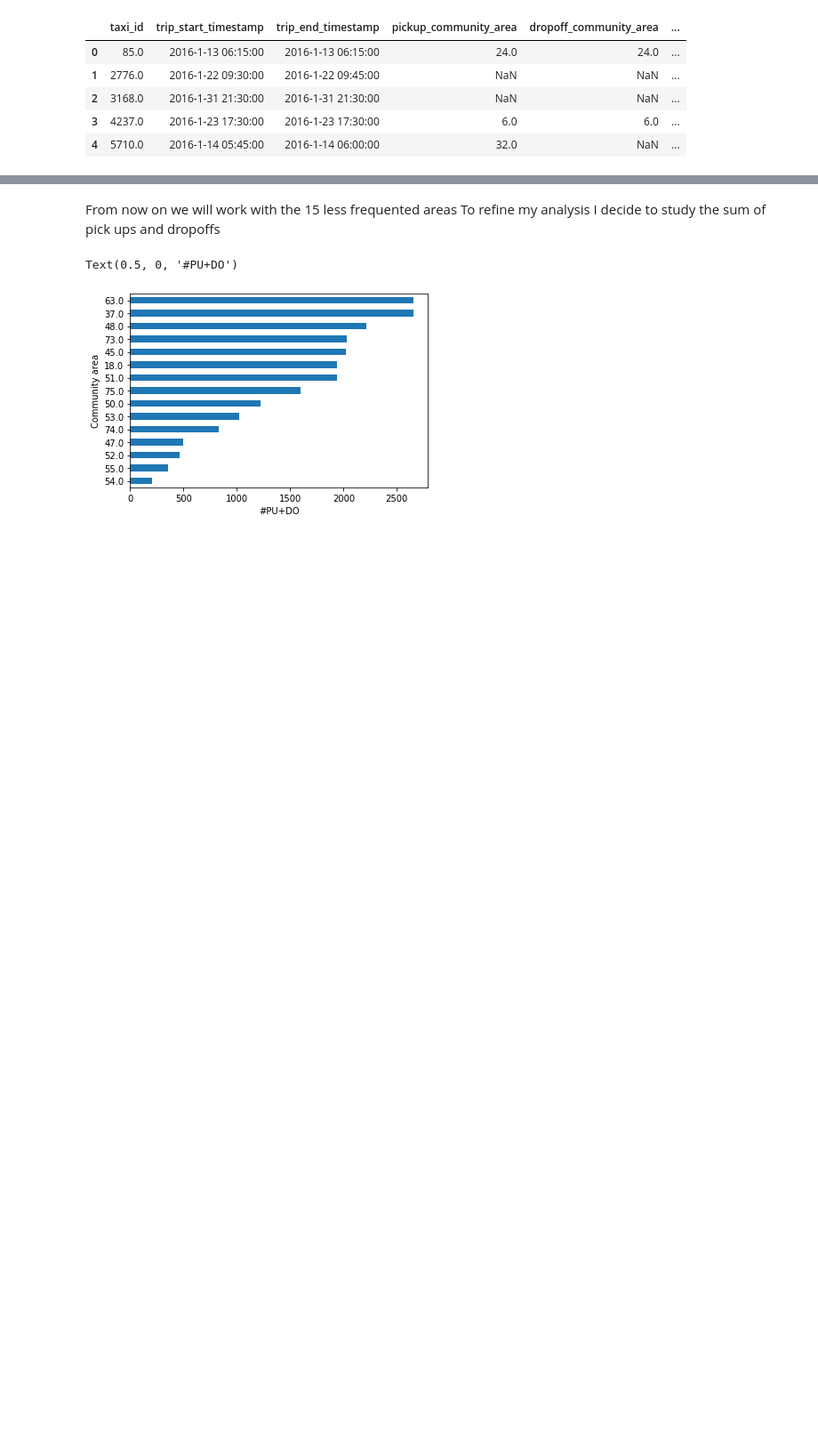
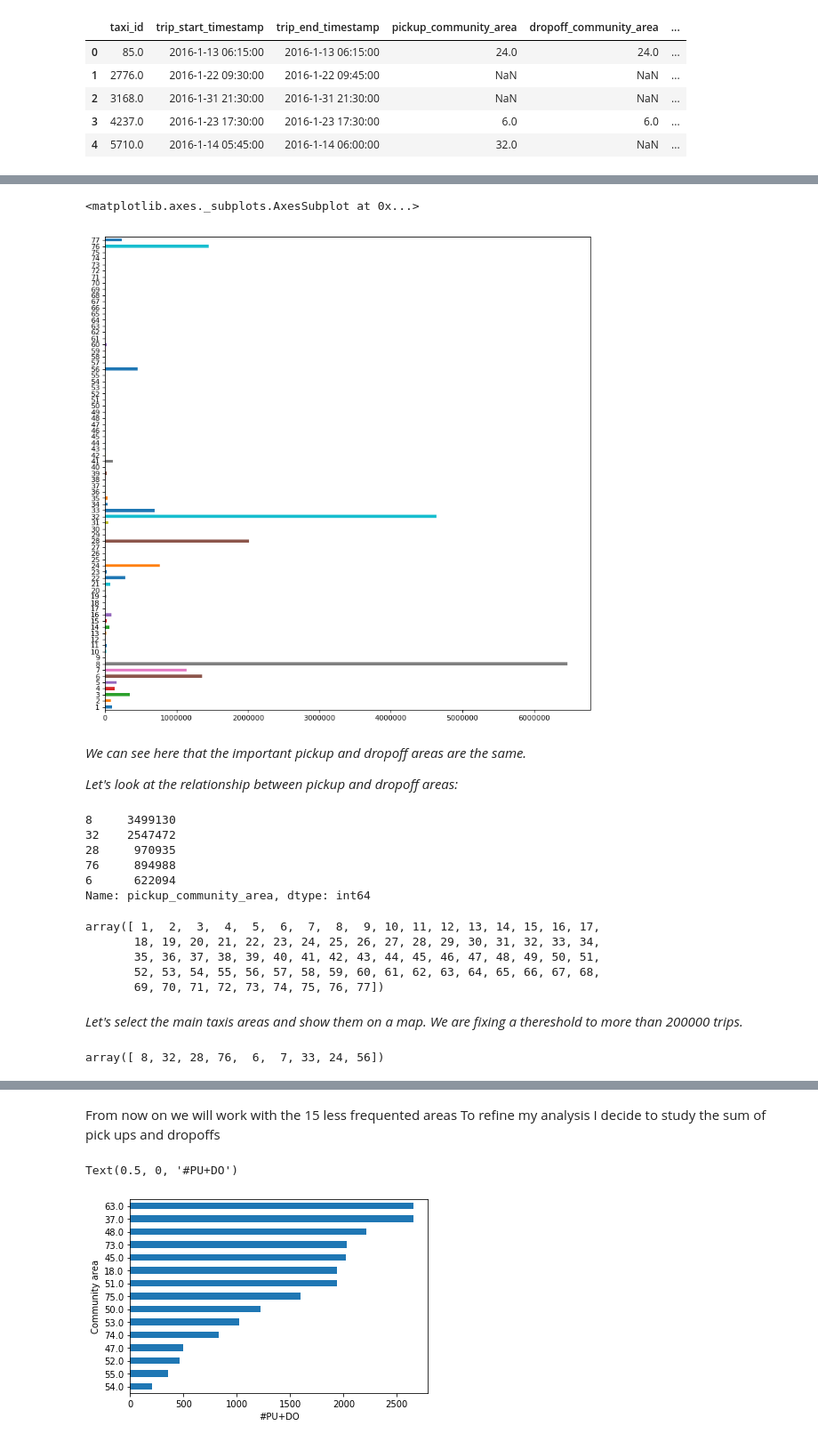
Before and after one commit to pierreschutz/ADA_Project, a Jupyter notebook: taxi_rides.ipynb, the cells around one changed output, grey strips where cells are left out. Shown at 89% size. Drawn from its saved outputs; the diff is of its cells as text; code cells hidden in the pictures; blank space fills up the shorter version.

```diff
--- a/taxi_rides.ipynb
+++ b/taxi_rides.ipynb
@@ -191,0 +264,37 @@ Float64Index([ 8.0, 32.0, 28.0,  6.0,  7.0, 24.0, 76.0, 33.0,  3.0, 22.0, 56.0,
+# %%
+total_area_frequency = taxi_rides["pickup_community_area"].value_counts() + taxi_rides["dropoff_community_area"].value_counts()
+# %%
+plt.figure(figsize=(12, 12), dpi = 80)
+total_area_frequency.plot(kind='barh')
+# %% [output]
+<matplotlib.axes._subplots.AxesSubplot at 0x...>
+[figure, added]
+# %% [markdown]
+_We can see here that the important pickup and dropoff areas are the same._
+
+_Let's look at the relationship between pickup and dropoff areas:_
+# %%
+taxi_rides["pickup_community_area"].value_counts().head()
+# %% [output]
+8     3499130
+32    2547472
+28     970935
+76     894988
+6      622094
+Name: pickup_community_area, dtype: int64
+# %%
+np.sort(taxi_rides["pickup_community_area"].value_counts().index)
+# %% [output]
+array([ 1,  2,  3,  4,  5,  6,  7,  8,  9, 10, 11, 12, 13, 14, 15, 16, 17,
+       18, 19, 20, 21, 22, 23, 24, 25, 26, 27, 28, 29, 30, 31, 32, 33, 34,
+       35, 36, 37, 38, 39, 40, 41, 42, 43, 44, 45, 46, 47, 48, 49, 50, 51,
+       52, 53, 54, 55, 56, 57, 58, 59, 60, 61, 62, 63, 64, 65, 66, 67, 68,
+       69, 70, 71, 72, 73, 74, 75, 76, 77])
+# %% [markdown]
+_Let's select the main taxis areas and show them on a map. We are fixing a thereshold to more than 200000 trips._
+# %%
+# Get a list of the main taxi rides areas
+main_areas = taxi_rides["pickup_community_area"].value_counts().where(lambda x : x > 200000).dropna().index.values
+main_areas
+# %% [output]
+array([ 8, 32, 28, 76,  6,  7, 33, 24, 56])
```
Also changed, not shown: parts of 62 cells of this notebook, 5 other files.
